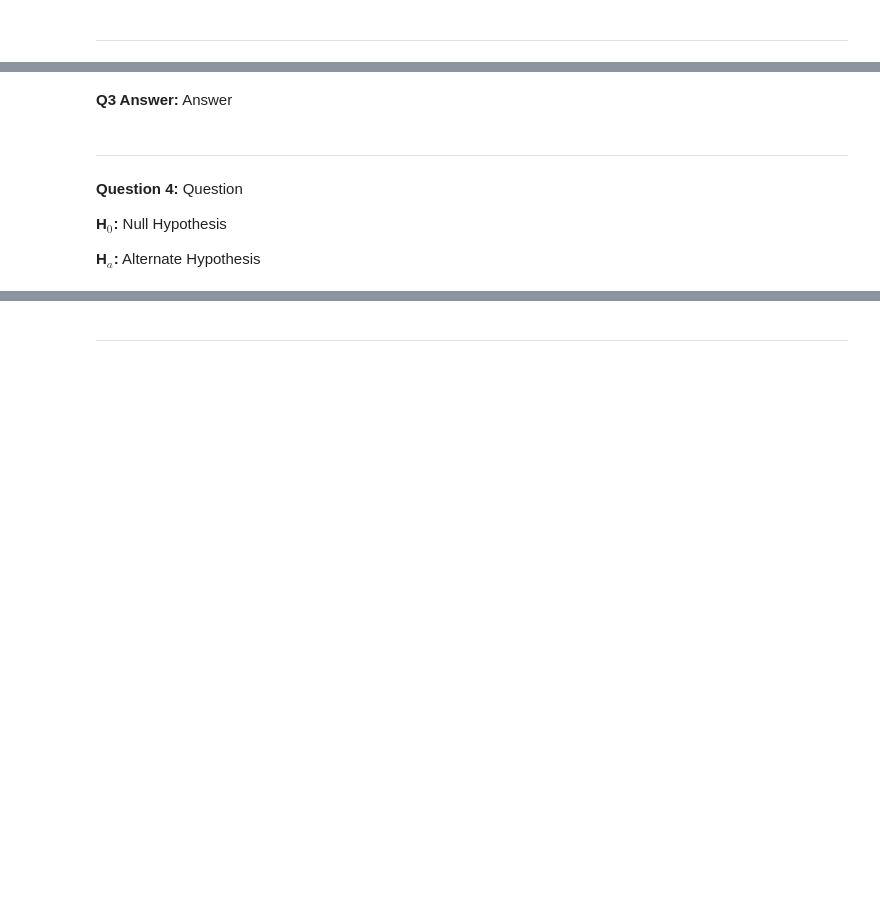
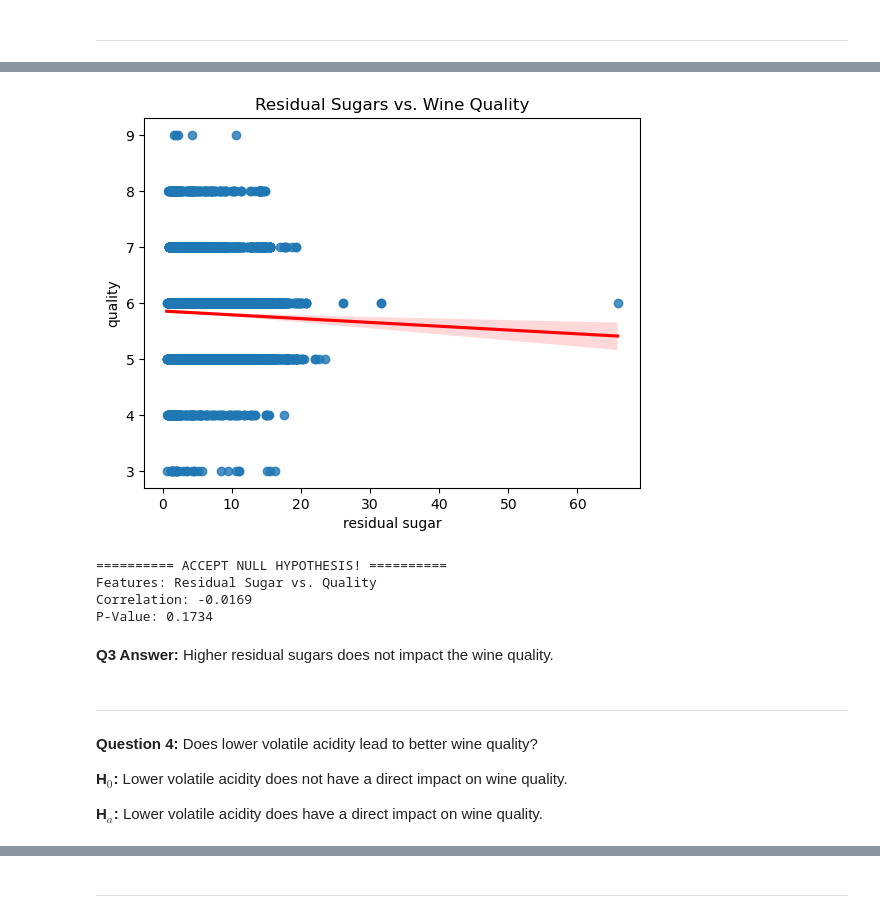
Before and after one commit to all-for-wine-andwine-for-all/all-for-wine-and-wine-for-all, a Jupyter notebook: final_report.ipynb, the cells around one changed output, grey strips where cells are left out. Cells and saved outputs as stored; diff of their text form; code cells hidden in the pictures; blank space fills up the shorter version.

```diff
--- a/final_report.ipynb
+++ b/final_report.ipynb
@@ -120,15 +151,26 @@ Obtain both the 'red' and 'white' wine datasets from <a href='https://data.world
 # %%
-# VISUAL HERE
+# From the 'final.py' file...
+# Get the regplot of residual sugars vs. quality
+f.visual3()
+# %% [output]
+[figure, added]
 # %%
-# STATS HERE
+# From the 'final.py' file...
+# Get the statistics of residual sugars vs. quality
+f.stat3()
+# %% [output]
+========== ACCEPT NULL HYPOTHESIS! ==========
+Features: Residual Sugar vs. Quality
+Correlation: -0.0169
+P-Value: 0.1734
 # %% [markdown]
-<b>Q3 Answer:</b> Answer
+<b>Q3 Answer:</b> Higher residual sugars does not impact the wine quality.
 # %% [markdown]
 ---
 # %% [markdown]
-<b>Question 4:</b> Question
+<b>Question 4:</b> Does lower volatile acidity lead to better wine quality?
 
-<b>H$_0$:</b> Null Hypothesis
+<b>H$_0$:</b> Lower volatile acidity does not have a direct impact on wine quality.
 
-<b>H$_a$:</b> Alternate Hypothesis
+<b>H$_a$:</b> Lower volatile acidity does have a direct impact on wine quality.
 # %%
```
Also changed, not shown: parts of 14 cells of this notebook.
